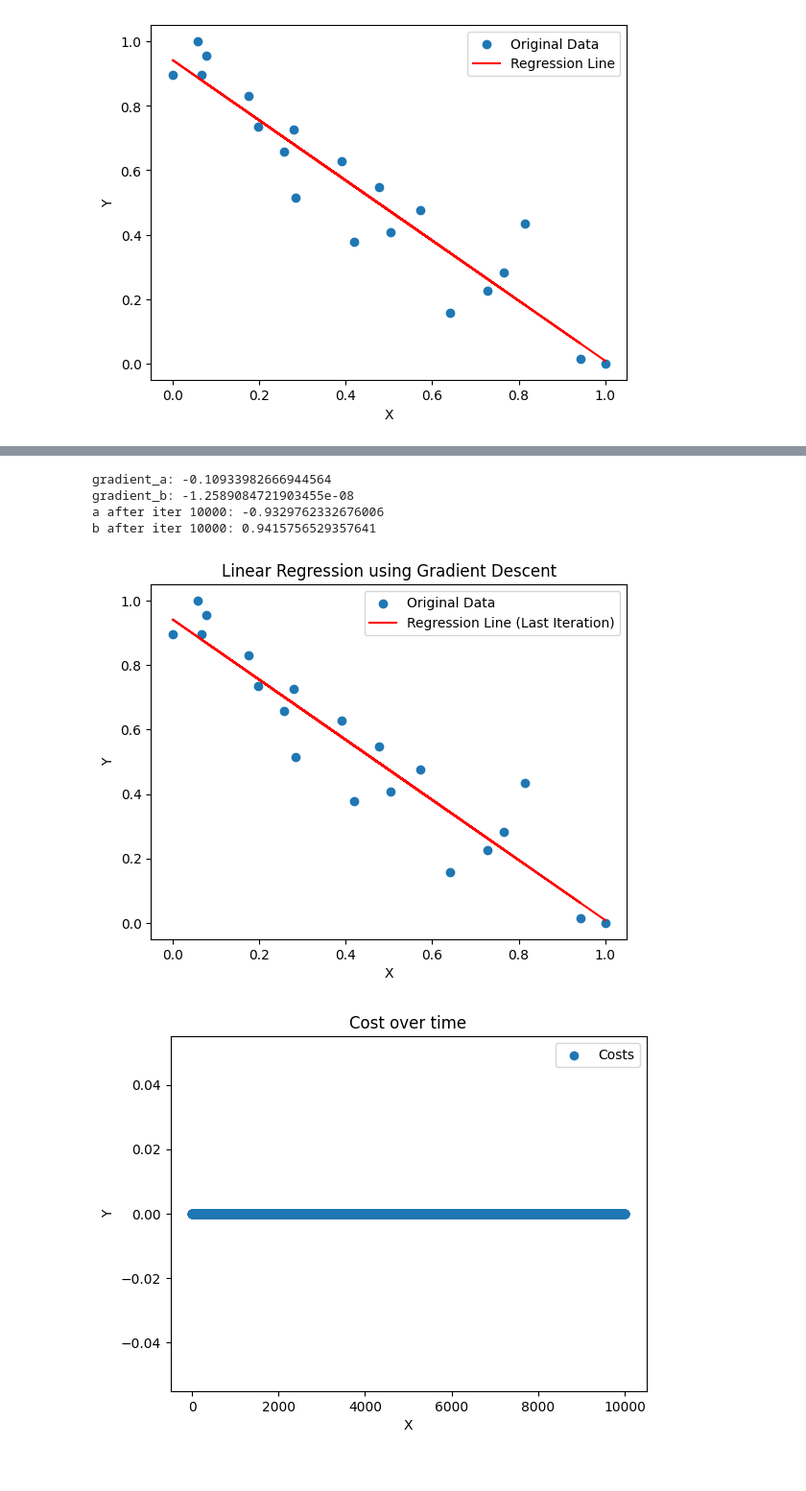
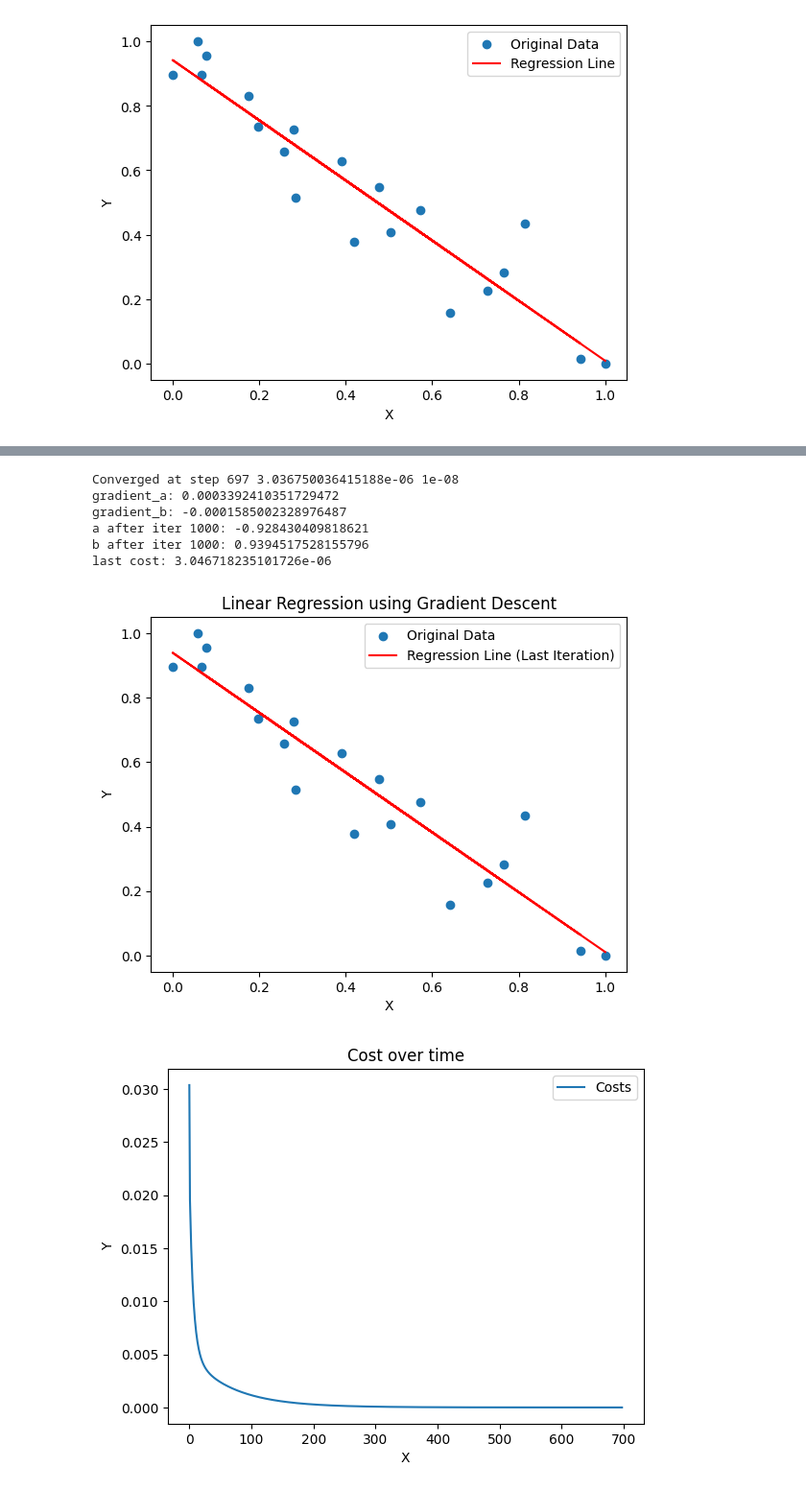
Before and after one commit to umutucak/introML, a Jupyter notebook: assignment1/task_A.ipynb, the cells around one changed output, grey strips where cells are left out. Shown: that part at 96% size. Saved outputs shown, nothing was run; the diff lists cells and outputs as text; code cells hidden in the pictures.

```diff
--- a/assignment1/task_A.ipynb
+++ b/assignment1/task_A.ipynb
@@ -196,21 +218,20 @@ b after iter 2: 0.5983545863724146
 # %%
 # Step 7 Gradient Descent - third iteration
 
-y_prediction = a*df.X + b
+y_prediction = theta[1]*df.X + theta[0]
 
-gradient_a = partial_derivative_a(df.Y, y_prediction)
-gradient_b = partial_derivative_b(np.array(df.Y), np.array(y_prediction), np.array(df.X))
+theta_gradient = get_gradient(theta, np.array(df.X), np.array(df.Y))
 
-a -= L * gradient_a
-b -= L * gradient_b
+theta[0] -= learning_rate * theta_gradient[0]
+theta[1] -= learning_rate * theta_gradient[1]
 
-print("gradient_a:", gradient_a)
-print("gradient_b:", gradient_b)
-print("a after iter 3:", a)
-print("b after iter 3:", b)
+print("gradient_a:", theta_gradient[1])
+print("gradient_b:", theta_gradient[0])
+print("a after iter 1:", theta[1])
+print("b after iter 1:", theta[0])
 
 plt.scatter(df.X, df.Y, label='Original Data')
-plt.plot(df.X, a * df.X + b, color='red', label='Regression Line (Third Iteration)')
+plt.plot(df.X, theta[1]*df.X + theta[0], color='red', label='Regression Line (Third Iteration)')
 plt.xlabel('X')
 plt.ylabel('Y')
 plt.legend()
@@ -225,43 +246,50 @@ b after iter 3: 0.5969501181653935
 # %%
 # Step 8 Gradient Descent - final iteration
-costs = np.zeros(iterations)
-for _ in range(iterations):
-    # Calculate the predicted Y values
-    y_prediction = a*df.X + b
 
-    np.append(costs, cost_function(df.Y, y_prediction))
+cost_acceptance = 1e-8
+for i in range(iterations):
+    cost = cost_function(theta, np.array(df.X), np.array(df.Y))
+
+    # end descent if optimality reached
+    if abs(costs[-1] - cost) < cost_acceptance:
+        print("Converged at step", i, cost, cost_acceptance)
+        break
+
+    costs.append(cost)
 
     # Calculate the gradients with respect to m and b
-    gradient_m = -(1/N) * np.sum(df.X * (df.Y - y_prediction))
-    gradient_b = -(1/N) * np.sum(df.Y - y_prediction)
+    theta_gradient = get_gradient(theta, np.array(df.X), np.array(df.Y))
 
     # Update the model parameters
-    a -= L * gradient_m
-    b -= L * gradient_b
+    theta[0] -= learning_rate * theta_gradient[0]
+    theta[1] -= learning_rate * theta_gradient[1]
 
-print("gradient_a:", gradient_a)
-print("gradient_b:", gradient_b)
-print(f"a after iter {iterations}:", a)
-print(f"b after iter {iterations}:", b)
+print("gradient_a:", theta_gradient[1])
+print("gradient_b:", theta_gradient[0])
+print(f"a after iter {iterations}:", theta[1])
+print(f"b after iter {iterations}:", theta[0])
+print('last cost:', costs[-1])
 
 plt.scatter(df.X, df.Y, label='Original Data')
-plt.plot(df.X, a * df.X + b, color='red', label='Regression Line (Last Iteration)')
+plt.plot(df.X, theta[1]*df.X + theta[0], color='red', label='Regression Line (Last Iteration)')
 plt.xlabel('X')
 plt.ylabel('Y')
 plt.legend()
 plt.title('Linear Regression using Gradient Descent')
 plt.show()
 
-plt.scatter(range(10000), costs, label='Costs')
+plt.plot(costs, label='Costs')
 plt.xlabel('X')
 plt.ylabel('Y')
 plt.legend()
 plt.title('Cost over time')
 plt.show()
 # %% [output]
-gradient_a: -0.10933982666944564
-gradient_b: -1.2589084721903455e-08
-a after iter 10000: -0.9329762332676006
-b after iter 10000: 0.9415756529357641
+Converged at step 697 3.036750036415188e-06 1e-08
+gradient_a: 0.0003392410351729472
+gradient_b: -0.0001585002328976487
+a after iter 1000: -0.928430409818621
+b after iter 1000: 0.9394517528155796
+last cost: 3.046718235101726e-06
 [figure]
-[figure, old version]
+[figure, new version]
```
Also changed, not shown: parts of 8 cells of this notebook.
